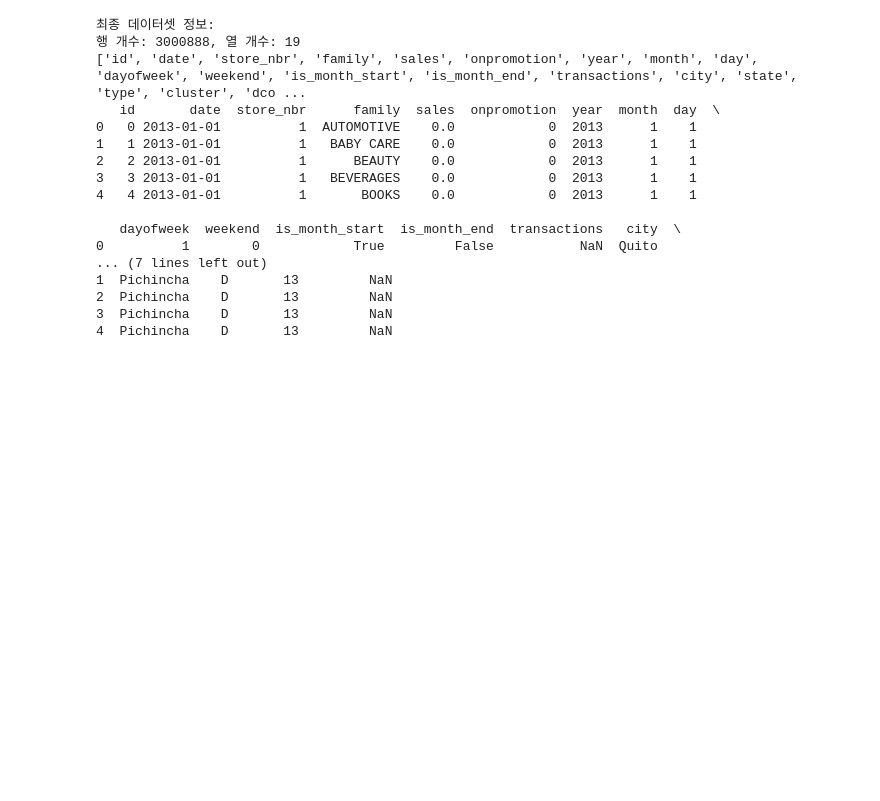
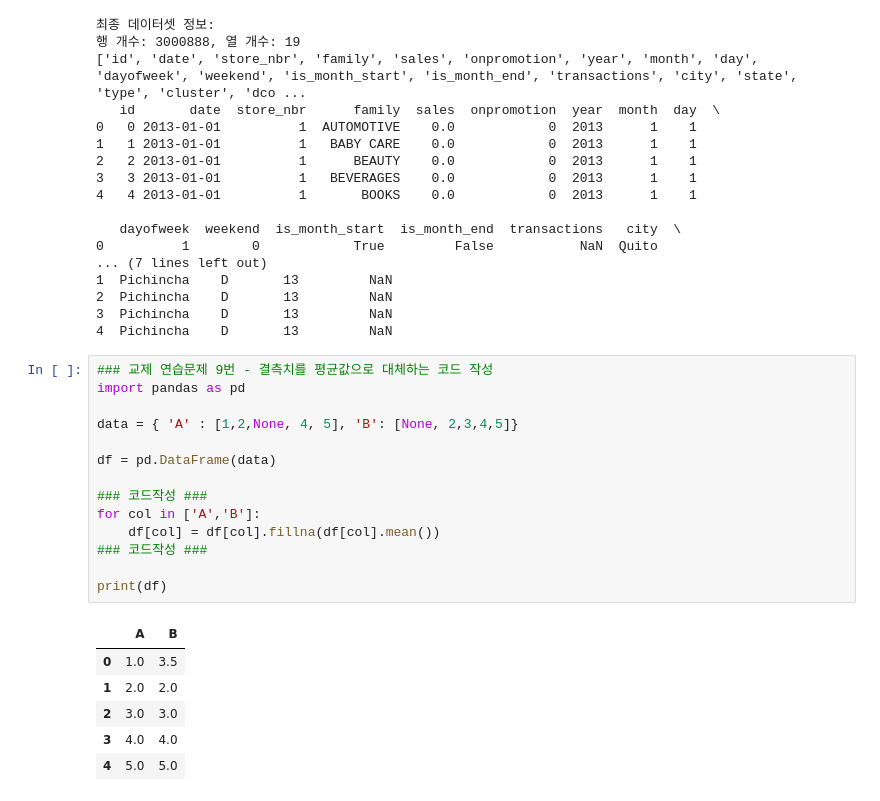
Before and after one commit to yubin-j/Data-Analysis-with-Open-Source, a Jupyter notebook: 오픈소스_데이터_분석_7강.ipynb, the cells around one changed output. Drawn from its saved outputs; the diff is of its cells as text; blank space fills up the shorter version.

```diff
--- a/오픈소스_데이터_분석_7강.ipynb
+++ b/오픈소스_데이터_분석_7강.ipynb
@@ -529,3 +529,24 @@ print(train_final.head())
 2  Pichincha    D       13         NaN
 3  Pichincha    D       13         NaN
 4  Pichincha    D       13         NaN
+# %%
+### 교제 연습문제 9번 - 결측치를 평균값으로 대체하는 코드 작성
+import pandas as pd
+
+data = { 'A' : [1,2,None, 4, 5], 'B': [None, 2,3,4,5]}
+
+df = pd.DataFrame(data)
+
+### 코드작성 ###
+for col in ['A','B']:
+    df[col] = df[col].fillna(df[col].mean())
+### 코드작성 ###
+
+print(df)
+# %% [output]
+|  | A | B |
+| 0 | 1.0 | 3.5 |
+| 1 | 2.0 | 2.0 |
+| 2 | 3.0 | 3.0 |
+| 3 | 4.0 | 4.0 |
+| 4 | 5.0 | 5.0 |
```
Also changed, not shown: parts of 1 cell of this notebook.
